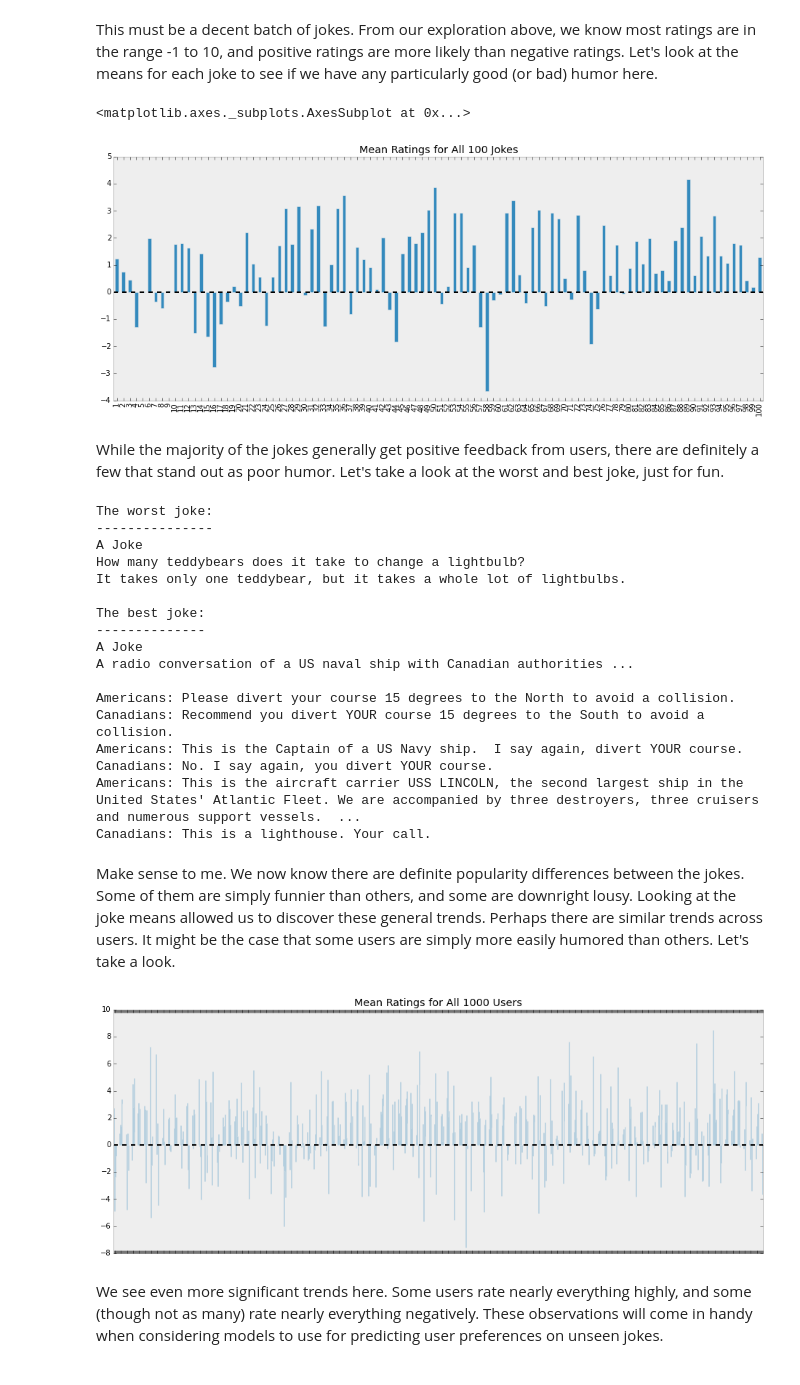
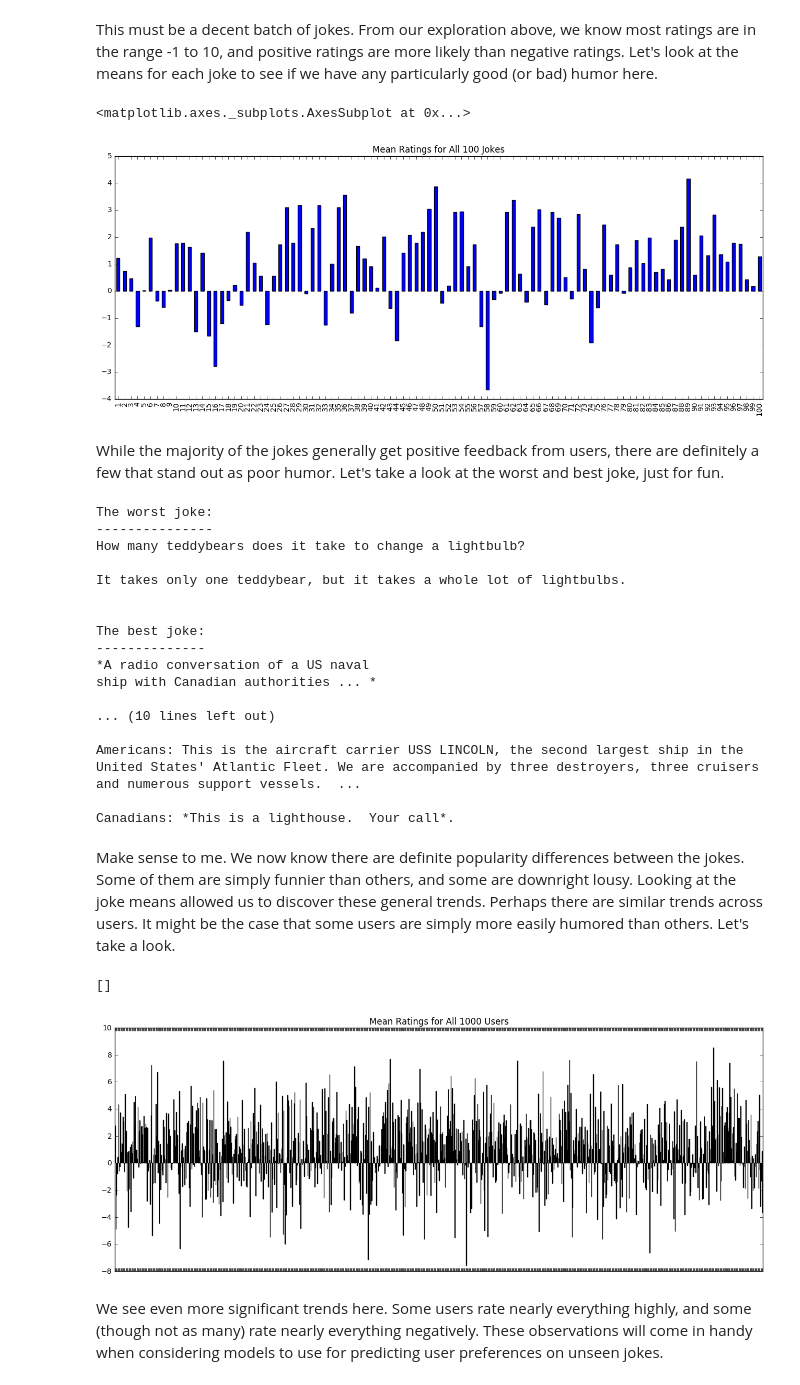
Before and after one commit to se7enstar25/pymc, a Jupyter notebook: docs/source/notebooks/pmf-pymc.ipynb, the cells around one changed output. Drawn from its saved outputs; the diff is of its cells as text; code cells hidden in the pictures.

```diff
--- a/docs/source/notebooks/pmf-pymc.ipynb
+++ b/docs/source/notebooks/pmf-pymc.ipynb
@@ -38,9 +38,11 @@ Let's begin by exploring our data. We want to get a general feel for what it loo
 import matplotlib.pyplot as plt
 import pandas as pd
 import numpy as np
+import os
+import shutil
+DATA_DIR = '../data/pmf'
 
-
-data = pd.read_csv('../data/jester-dataset-v1-dense-first-1000.csv')
+data = pd.read_csv(os.path.join(DATA_DIR, 'jester-dataset-v1-dense-first-1000.csv'))
 data.head()
 # %% [output]
 |  | 1 | 2 | 3 | 4 | 5 | 6 | 7 | 8 | 9 | 10 | ... | ... |
@@ -88,59 +90,50 @@ joke_means.plot(kind='bar', grid=False, figsize=(16, 6),
                 title="Mean Ratings for All 100 Jokes")
 # %% [output]
 <matplotlib.axes._subplots.AxesSubplot at 0x...>
-[figure, old version]
+[figure, new version]
 # %% [markdown]
 While the majority of the jokes generally get positive feedback from users, there are definitely a few that stand out as poor humor. Let's take a look at the worst and best joke, just for fun.
 # %%
-import os
-
+import json
 # Worst and best joke?
 worst_joke_id = joke_means.argmin()
 best_joke_id = joke_means.argmax()
 
 # Let's see for ourselves. Load the jokes.
-joke_dir = '../data/jokes'
-files = [os.path.join(joke_dir, fname) for fname in os.listdir(joke_dir)]
-jokes = [fname for fname in files if fname.endswith('txt')]
-nums = [filter(lambda c: c.isdigit(), fname) for fname in jokes]
-joke_dict = {k: v for k, v in zip(nums, jokes)}
+with open(os.path.join(DATA_DIR, 'jokes.json')) as buff:
+    joke_dict = json.load(buff)
 
-def read_joke(joke_id):
-    fname = joke_dict[joke_id]
-    with open(fname) as f:
-        return f.read()
-
-print 'The worst joke:\n---------------\n%s\n' % read_joke(worst_joke_id)
-print 'The best joke:\n--------------\n%s' % read_joke(best_joke_id)
+print('The worst joke:\n---------------\n%s\n' % joke_dict[worst_joke_id])
+print('The best joke:\n--------------\n%s' % joke_dict[best_joke_id])
 # %% [output]
 The worst joke:
 ---------------
-A Joke
 How many teddybears does it take to change a lightbulb?
+
 It takes only one teddybear, but it takes a whole lot of lightbulbs.
+
 
 The best joke:
 --------------
-A Joke
-A radio conversation of a US naval ship with Canadian authorities ...
+*A radio conversation of a US naval
+ship with Canadian authorities ... *
 
-Americans: Please divert your course 15 degrees to the North to avoid a collision.
-Canadians: Recommend you divert YOUR course 15 degrees to the South to avoid a collision.
-Americans: This is the Captain of a US Navy ship.  I say again, divert YOUR course.
-Canadians: No. I say again, you divert YOUR course.
+... (10 lines left out)
+
 Americans: This is the aircraft carrier USS LINCOLN, the second largest ship in the United States' Atlantic Fleet. We are accompanied by three destroyers, three cruisers and numerous support vessels.  ...
-Canadians: This is a lighthouse. Your call.
+
+Canadians: *This is a lighthouse.  Your call*.
 # %% [markdown]
 Make sense to me. We now know there are definite popularity differences between the jokes. Some of them are simply funnier than others, and some are downright lousy. Looking at the joke means allowed us to discover these general trends. Perhaps there are similar trends across users. It might be the case that some users are simply more easily humored than others. Let's take a look.
 # %%
 user_means = data.mean(axis=1)
-fig, ax = plt.subplots(figsize=(16, 6))
+_, ax = plt.subplots(figsize=(16, 6))
 user_means.plot(kind='bar', grid=False, ax=ax,
                 title="Mean Ratings for All 1000 Users")
 ax.set_xticklabels('')  # 1000 labels is nonsensical
-fig.show()
 # %% [output]
+[]
-[figure, old version]
+[figure, new version]
 # %% [markdown]
 We see even more significant trends here. Some users rate nearly everything highly, and some (though not as many) rate nearly everything negatively. These observations will come in handy when considering models to use for predicting user preferences on unseen jokes.
 # %% [markdown]
```
Also changed, not shown: parts of 16 cells of this notebook, 8 other files.
